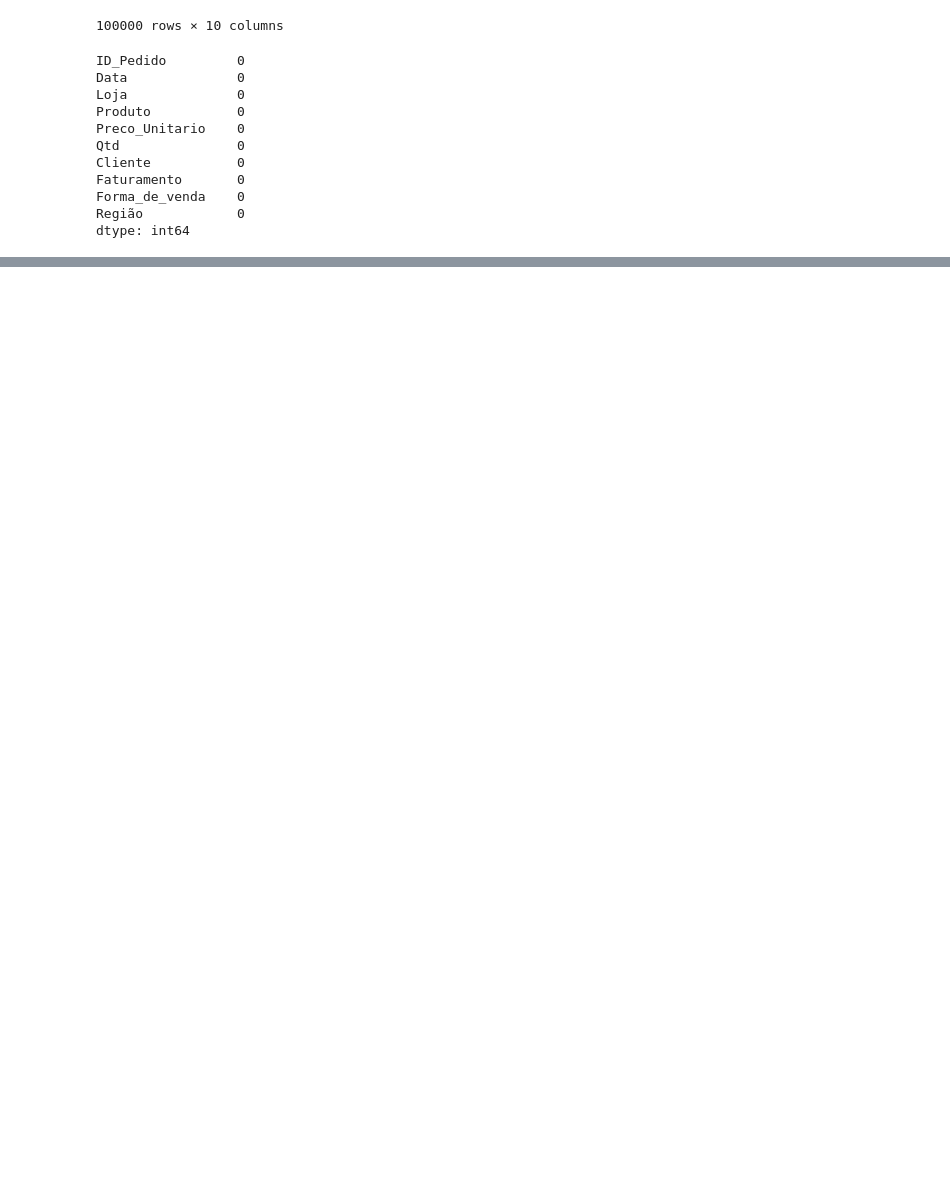
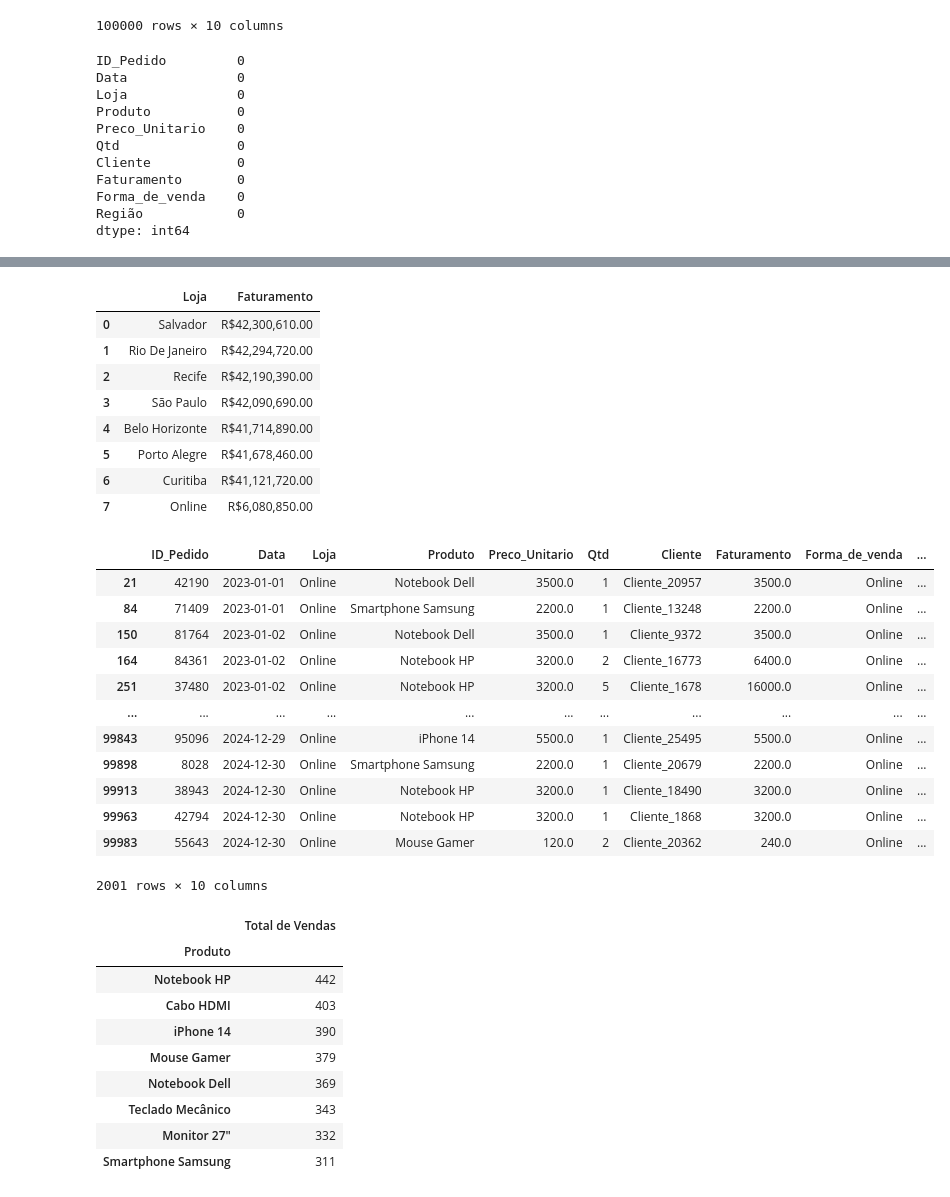
Before and after one commit to Brunolee77/Python-Studies, a Jupyter notebook: 3-Intermediario/3-Revisao_e_Aprofundamento_Pandas_Analises_dados/Pandas_supremo.ipynb, the cells around one changed output, grey strips where cells are left out. Drawn from its saved outputs; the diff is of its cells as text; code cells hidden in the pictures; blank space fills up the shorter version.

```diff
--- a/3-Intermediario/3-Revisao_e_Aprofundamento_Pandas_Analises_dados/Pandas_supremo.ipynb
+++ b/3-Intermediario/3-Revisao_e_Aprofundamento_Pandas_Analises_dados/Pandas_supremo.ipynb
@@ -217,0 +255,53 @@ Rio De Janeiro Teclado Mecânico Cliente_24330
+# %%
+# Analise por Agrupamento com o grupyby ou seja colocando uma coluna dentro dessa função vai pegar somente uma vez cada dado dessa coluna
+
+analise_lojas = df_analise[["Loja", "Faturamento"]].groupby("Loja").sum()
+analise_lojas = analise_lojas.sort_values(by= "Faturamento", ascending= False)
+analise_lojas = analise_lojas.reset_index()
+analise_lojas["Faturamento"] = analise_lojas["Faturamento"].map("R${:,.2f}".format)  # Ponto de atenção aqui: só inclua formatação de texto caso tenha finalizado toda operação, porque os valores passam as ser texto após a formatação
+
+display(analise_lojas)
+
+# Pegando agora as vendas online e fazendo um ranking de faturamento
+df_vendas_online= df_analise[df_analise["Loja"]== "Online"]
+df_produtos_online= df_vendas_online[["Produto", "Qtd"]].groupby("Produto").sum()
+df_produtos_online = df_produtos_online.sort_values(by="Qtd", ascending=False)
+
+# Mudando o nome da coluna Qtd para total de vendas usando a função rename
+df_produtos_online = df_produtos_online.rename(columns={"Qtd": "Total de Vendas"})
+
+display(df_vendas_online)
+display(df_produtos_online)
+# %% [output]
+|  | Loja | Faturamento |
+| 0 | Salvador | R$42,300,610.00 |
+| 1 | Rio De Janeiro | R$42,294,720.00 |
+| 2 | Recife | R$42,190,390.00 |
+| 3 | São Paulo | R$42,090,690.00 |
+| 4 | Belo Horizonte | R$41,714,890.00 |
+| 5 | Porto Alegre | R$41,678,460.00 |
+| 6 | Curitiba | R$41,121,720.00 |
+| 7 | Online | R$6,080,850.00 |
+|  | ID_Pedido | Data | Loja | Produto | Preco_Unitario | Qtd | Cliente | Faturamento | Forma_de_venda | ... |
+| 21 | 42190 | 2023-01-01 | Online | Notebook Dell | 3500.0 | 1 | Cliente_20957 | 3500.0 | Online | ... |
+| 84 | 71409 | 2023-01-01 | Online | Smartphone Samsung | 2200.0 | 1 | Cliente_13248 | 2200.0 | Online | ... |
+| 150 | 81764 | 2023-01-02 | Online | Notebook Dell | 3500.0 | 1 | Cliente_9372 | 3500.0 | Online | ... |
+| 164 | 84361 | 2023-01-02 | Online | Notebook HP | 3200.0 | 2 | Cliente_16773 | 6400.0 | Online | ... |
+| 251 | 37480 | 2023-01-02 | Online | Notebook HP | 3200.0 | 5 | Cliente_1678 | 16000.0 | Online | ... |
+| ... | ... | ... | ... | ... | ... | ... | ... | ... | ... | ... |
+| 99843 | 95096 | 2024-12-29 | Online | iPhone 14 | 5500.0 | 1 | Cliente_25495 | 5500.0 | Online | ... |
+| 99898 | 8028 | 2024-12-30 | Online | Smartphone Samsung | 2200.0 | 1 | Cliente_20679 | 2200.0 | Online | ... |
+| 99913 | 38943 | 2024-12-30 | Online | Notebook HP | 3200.0 | 1 | Cliente_18490 | 3200.0 | Online | ... |
+| 99963 | 42794 | 2024-12-30 | Online | Notebook HP | 3200.0 | 1 | Cliente_1868 | 3200.0 | Online | ... |
+| 99983 | 55643 | 2024-12-30 | Online | Mouse Gamer | 120.0 | 2 | Cliente_20362 | 240.0 | Online | ... |
+2001 rows × 10 columns
+|  | Total de Vendas |
+| Produto |  |
+| Notebook HP | 442 |
+| Cabo HDMI | 403 |
+| iPhone 14 | 390 |
+| Mouse Gamer | 379 |
+| Notebook Dell | 369 |
+| Teclado Mecânico | 343 |
+| Monitor 27" | 332 |
+| Smartphone Samsung | 311 |
```
Also changed, not shown: parts of 2 cells of this notebook, 1 other file.
